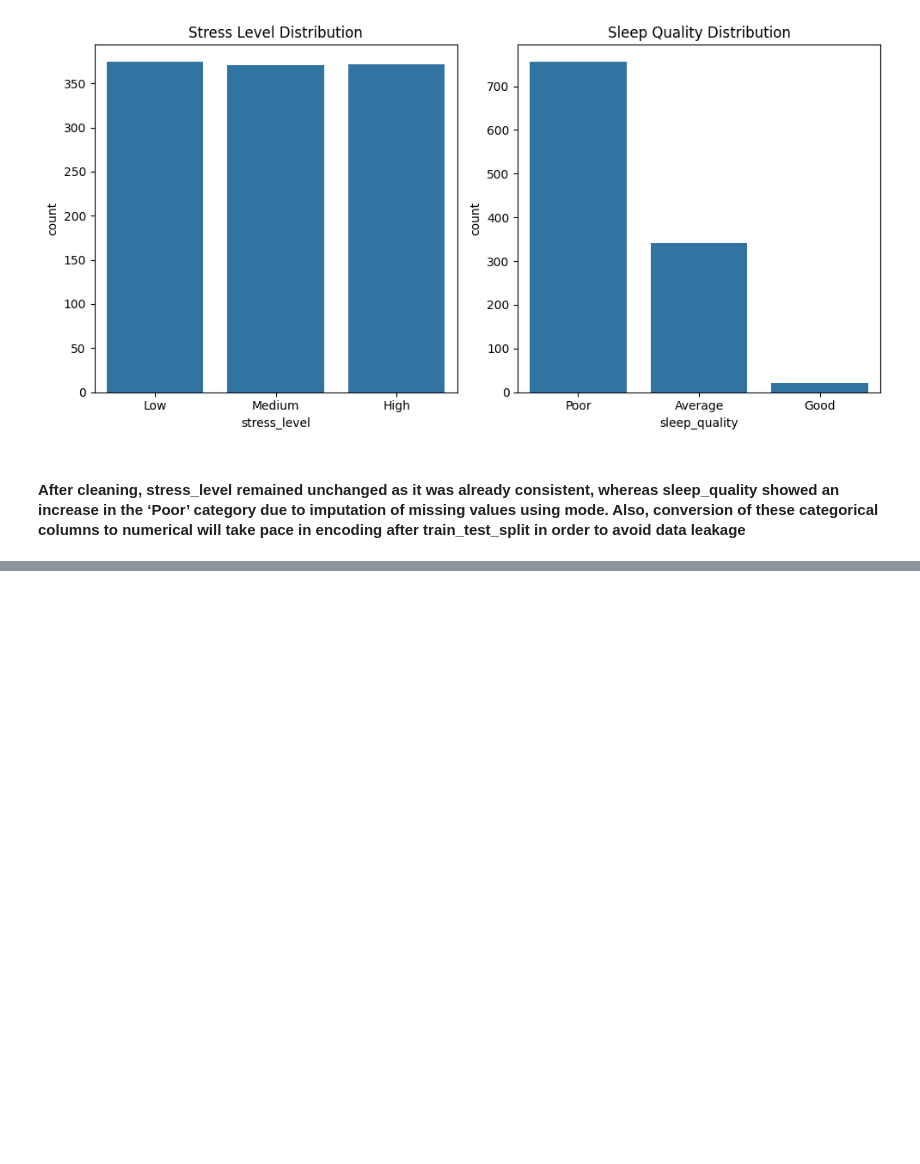
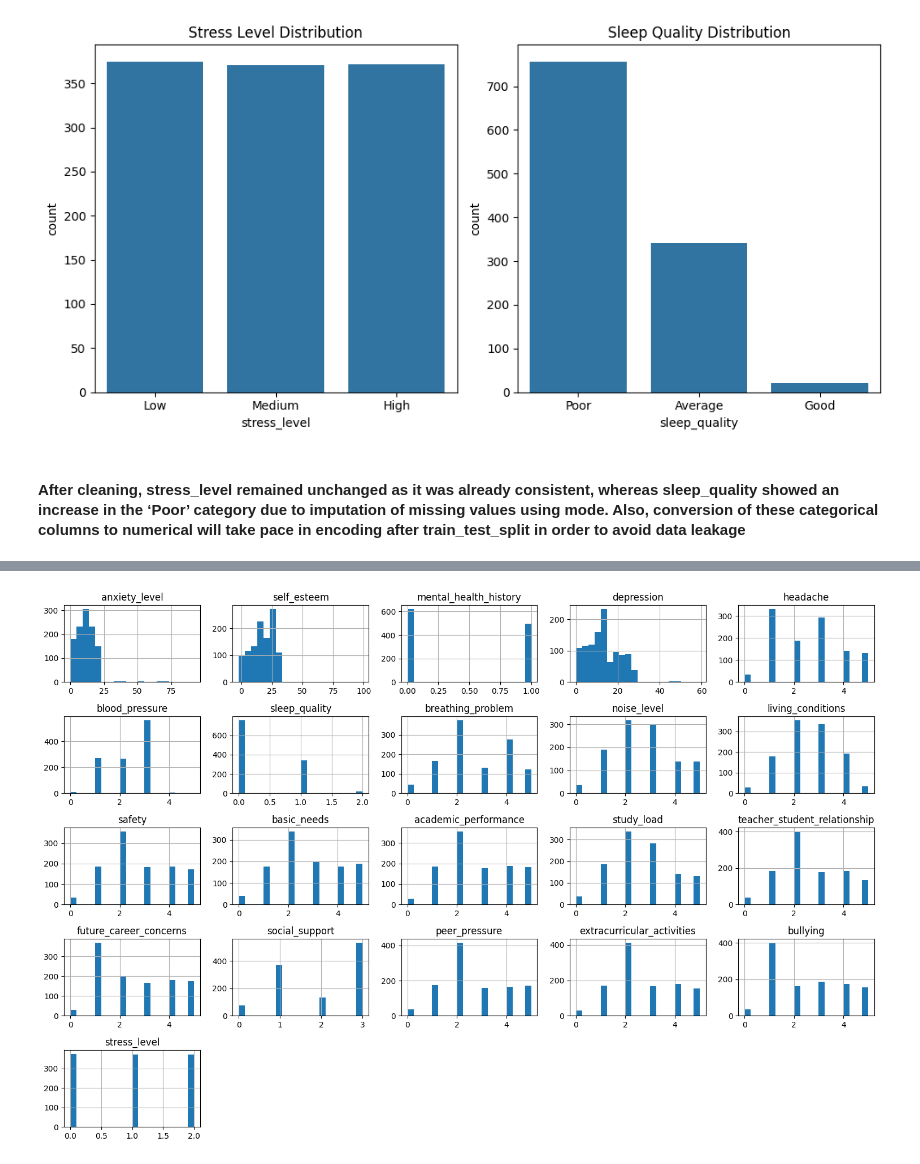
Before and after one commit to Hrick-08/Student-Stress-Analysis-and-Academic-Performance-Predictor, a Jupyter notebook: notebooks/EDA.ipynb, the cells around one changed output, grey strips where cells are left out. Saved outputs shown, nothing was run; the diff lists cells and outputs as text; code cells hidden in the pictures; blank space fills up the shorter version.

```diff
--- a/notebooks/EDA.ipynb
+++ b/notebooks/EDA.ipynb
@@ -473,0 +562,6 @@ X_train.head()
+# %%
+df.hist(figsize=(15,10), bins=20)
+plt.tight_layout()
+plt.show()
+# %% [output]
+[figure, added]
```
Also changed, not shown: parts of 31 cells of this notebook, 1 other file.
